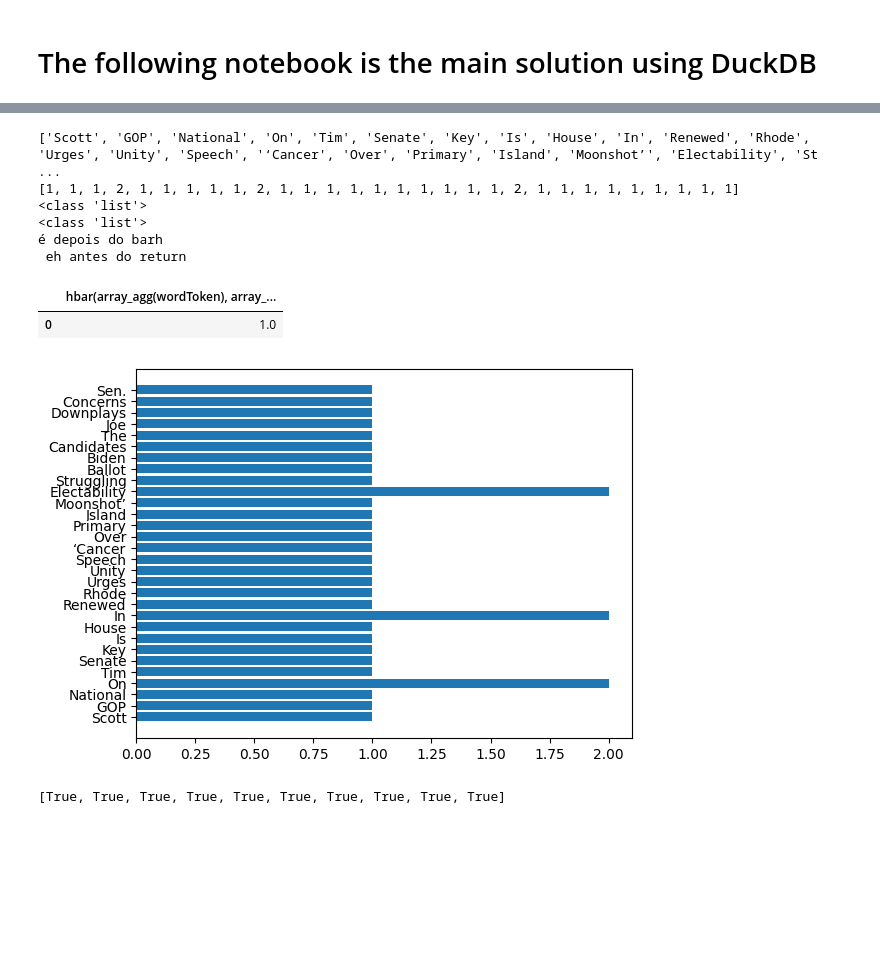
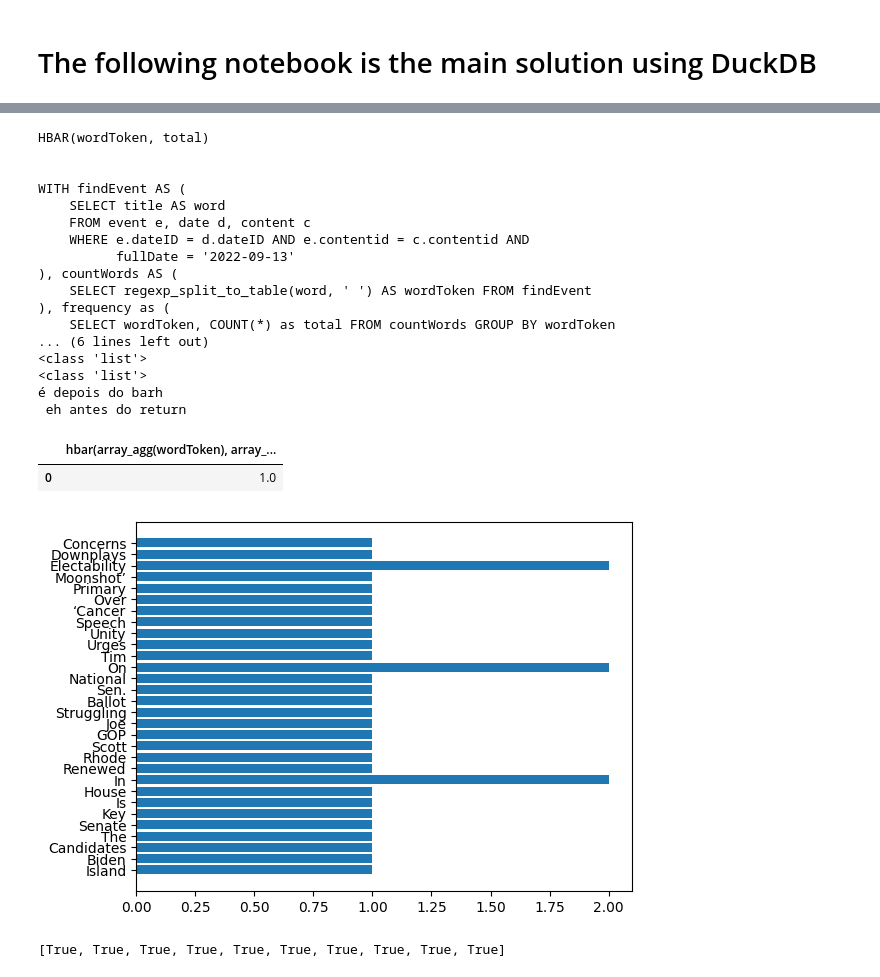
Before and after one commit to felipeVsc/event_mining, a Jupyter notebook: main/duck.ipynb, the cells around one changed output, grey strips where cells are left out. Saved outputs shown, nothing was run; the diff lists cells and outputs as text; code cells hidden in the pictures; blank space fills up the shorter version.

```diff
--- a/main/duck.ipynb
+++ b/main/duck.ipynb
@@ -156,26 +170,37 @@ WITH findEvent AS (
 # %%
 engine.runQuery("""
 
 WITH findEvent AS (
     SELECT title AS word
     FROM event e, date d, content c
     WHERE e.dateID = d.dateID AND e.contentid = c.contentid AND
           fullDate = '2022-09-13'
 ), countWords AS (
     SELECT regexp_split_to_table(word, ' ') AS wordToken FROM findEvent
 ), frequency as (
     SELECT wordToken, COUNT(*) as total FROM countWords GROUP BY wordToken
 )
-SELECT HBAR(array_agg(wordToken), array_agg(total)) from frequency
+SELECT HBAR(wordToken, total) from frequency
 
 """)
 # %% [output]
-['Scott', 'GOP', 'National', 'On', 'Tim', 'Senate', 'Key', 'Is', 'House', 'In', 'Renewed', 'Rhode', 'Urges', 'Unity', 'Speech', '‘Cancer', 'Over', 'Primary', 'Island', 'Moonshot’', 'Electability', 'St ...
-[1, 1, 1, 2, 1, 1, 1, 1, 1, 2, 1, 1, 1, 1, 1, 1, 1, 1, 1, 1, 2, 1, 1, 1, 1, 1, 1, 1, 1, 1]
+HBAR(wordToken, total)
+
+
+WITH findEvent AS (
+    SELECT title AS word
+    FROM event e, date d, content c
+    WHERE e.dateID = d.dateID AND e.contentid = c.contentid AND
+          fullDate = '2022-09-13'
+), countWords AS (
+    SELECT regexp_split_to_table(word, ' ') AS wordToken FROM findEvent
+), frequency as (
+    SELECT wordToken, COUNT(*) as total FROM countWords GROUP BY wordToken
+... (6 lines left out)
 <class 'list'>
 <class 'list'>
 é depois do barh
  eh antes do return
 |  | hbar(array_agg(wordToken), array_... |
 | 0 | 1.0 |
-[figure, old version]
+[figure, new version]
```
Also changed, not shown: parts of 5 cells of this notebook, 10 other files.
